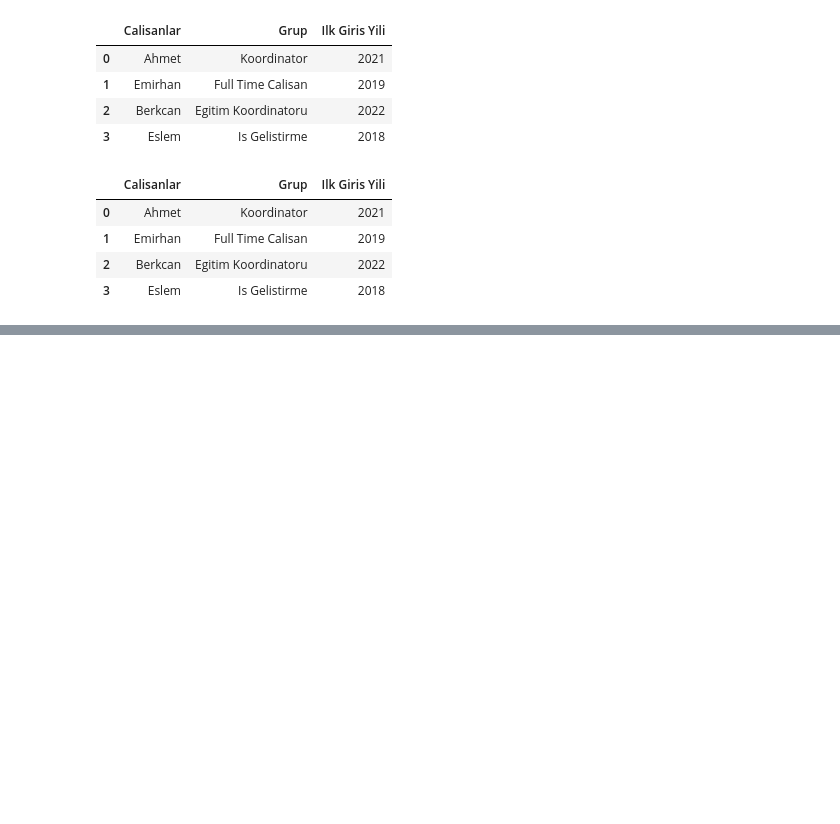
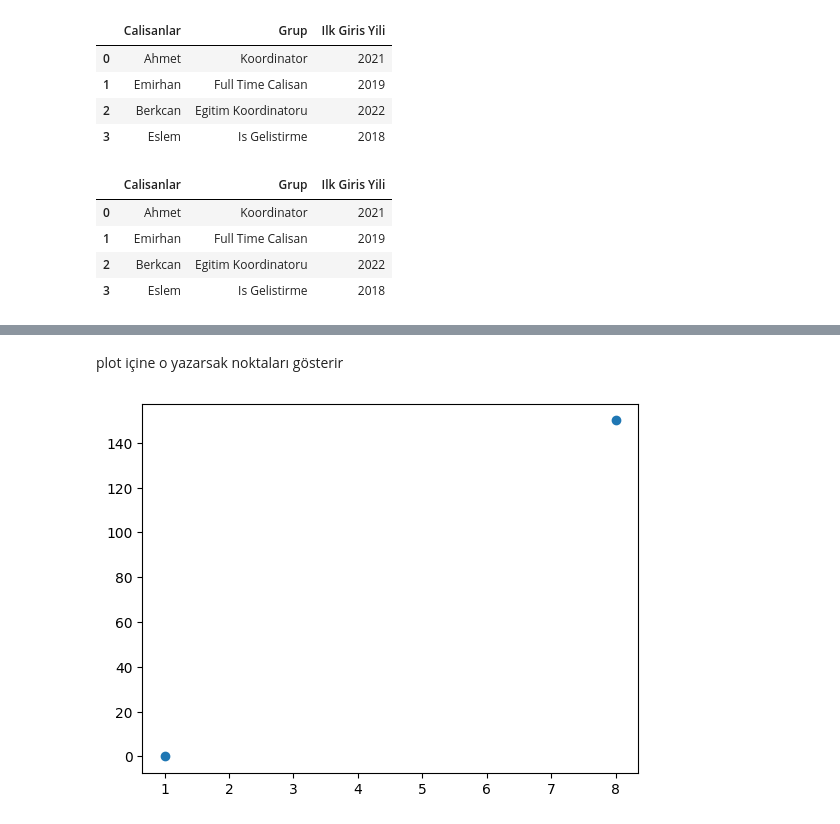
Before and after one commit to miraytopcu/YetGenCorePython, a Jupyter notebook: 11.Hafta/EgitimOncesi/video.ipynb, the cells around one changed output, grey strips where cells are left out. Saved outputs shown, nothing was run; the diff lists cells and outputs as text; code cells hidden in the pictures; blank space fills up the shorter version.

```diff
--- a/11.Hafta/EgitimOncesi/video.ipynb
+++ b/11.Hafta/EgitimOncesi/video.ipynb
@@ -552,0 +875,7 @@ pd.merge(df1,df2,on="Calisanlar")
+# %% [markdown]
+plot içine o yazarsak noktaları gösterir
+# %%
+plt.plot(x,y, "o")
+plt.show()
+# %% [output]
+[figure, added]
```
Also changed, not shown: parts of 56 cells of this notebook, 2 other files.
